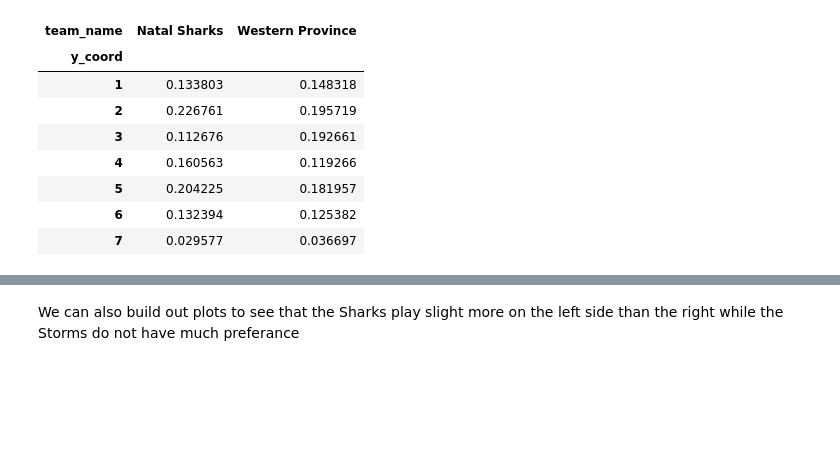
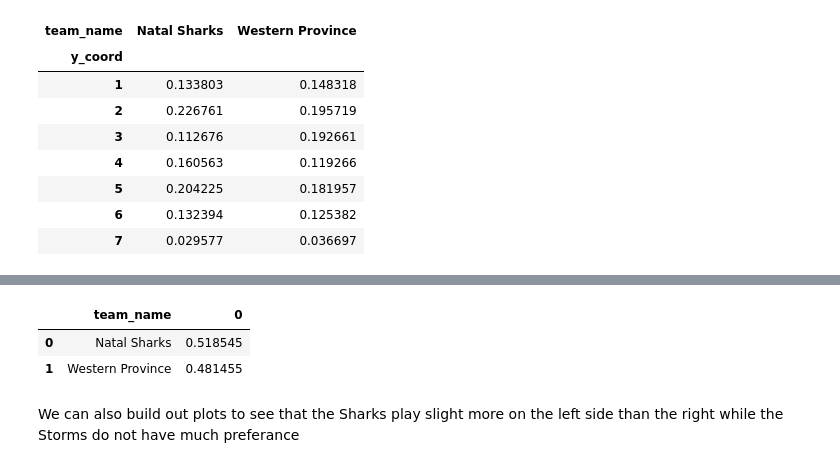
Before and after one commit to jlondal/pyrugga, a Jupyter notebook: jupyter/tuts/Getting Started.ipynb, the cells around one changed output, grey strips where cells are left out. Drawn from its saved outputs; the diff is of its cells as text; code cells hidden in the pictures; blank space fills up the shorter version.

```diff
--- a/jupyter/tuts/Getting Started.ipynb
+++ b/jupyter/tuts/Getting Started.ipynb
@@ -213,3 +216,9 @@ dtype: float64
+# %%
+pd.DataFrame(df.getTerritoryMetric()).reset_index()['']
+# %% [output]
+|  | team_name | 0 |
+| 0 | Natal Sharks | 0.518545 |
+| 1 | Western Province | 0.481455 |
 # %% [markdown]
 We can also build out plots to see that the Sharks play slight more on the left side than the right while the Storms do not have much preferance
 # %%
```
Also changed, not shown: parts of 5 cells of this notebook, 1 other file.
